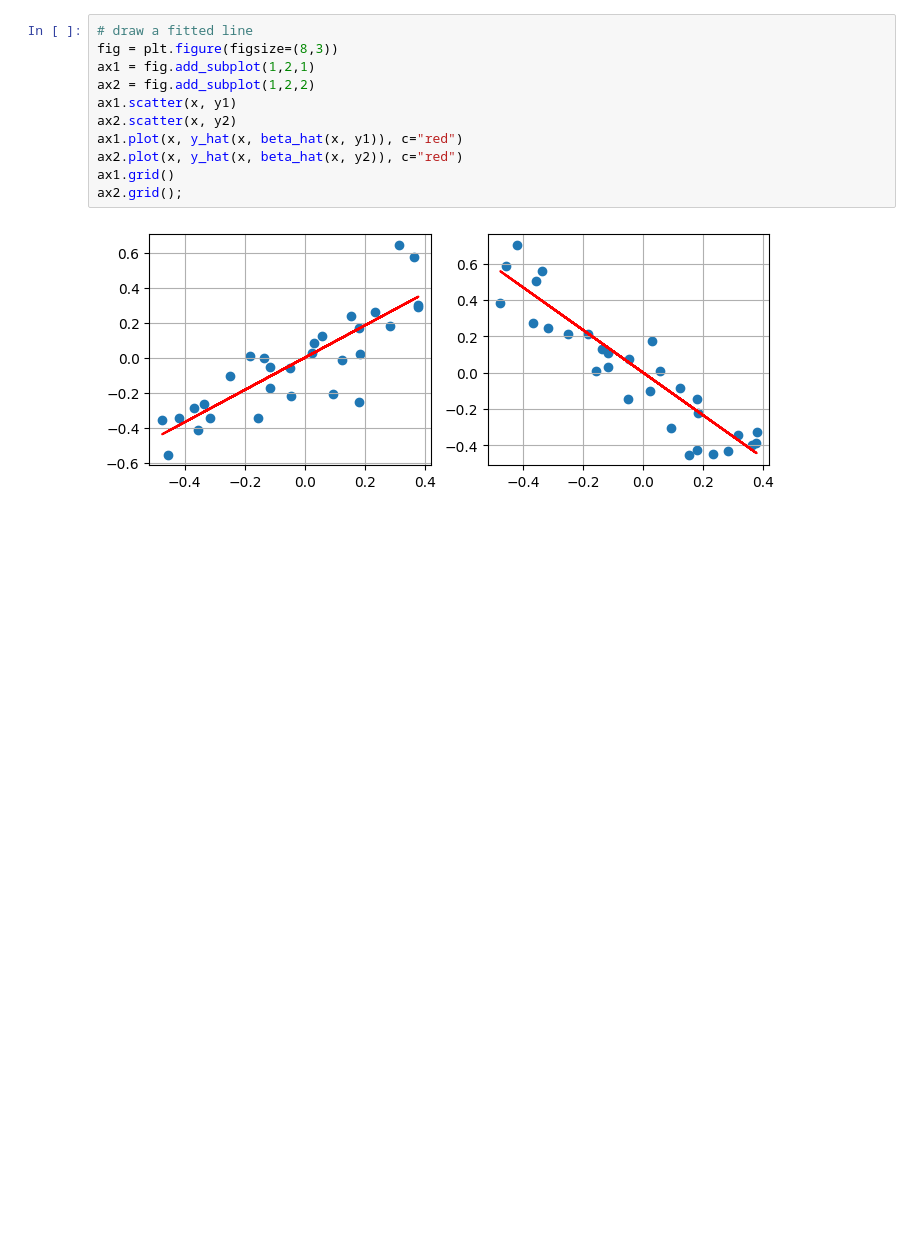
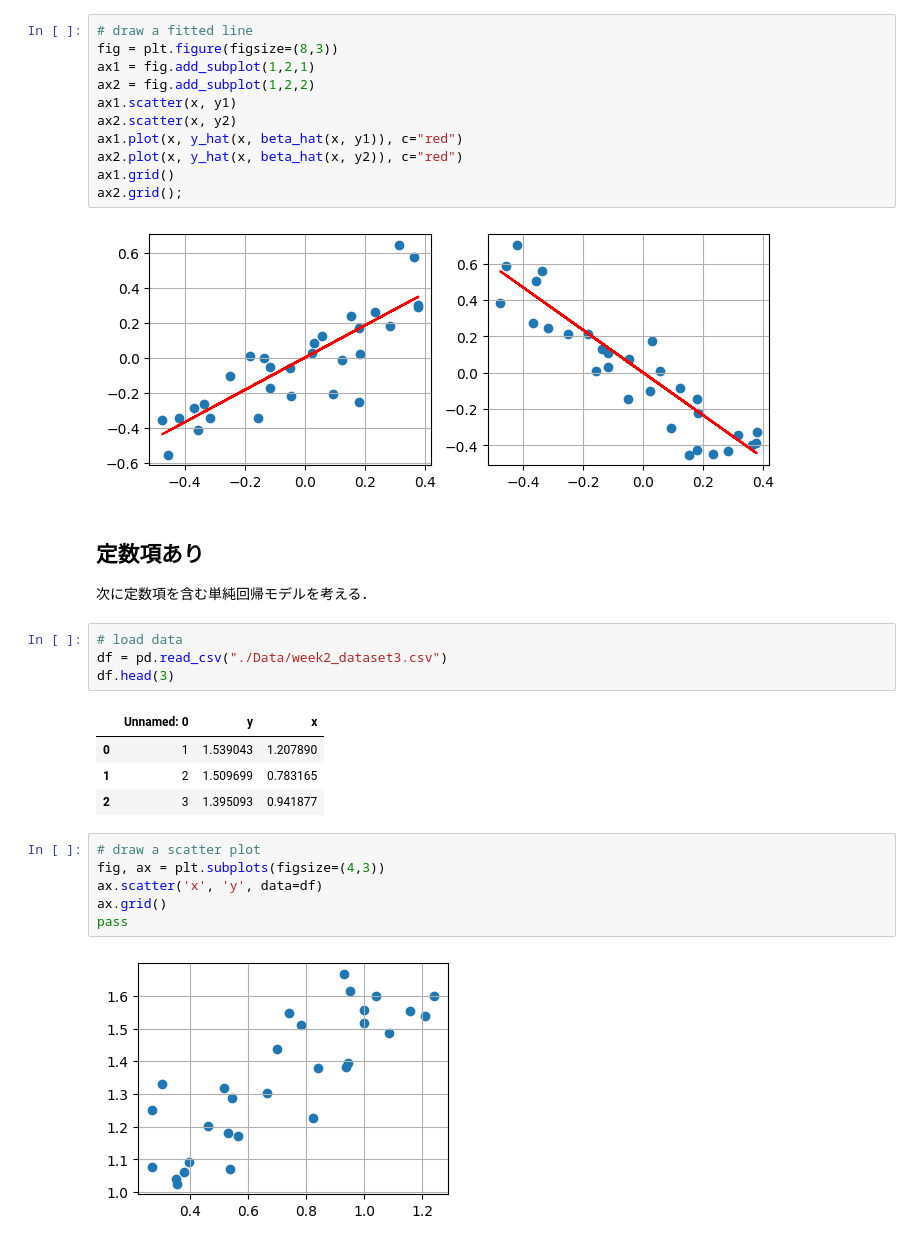
Before and after one commit to Nagayu71/Econometrics-B, a Jupyter notebook: week2_OLS_basics.ipynb, the cells around one changed output. Drawn from its saved outputs; the diff is of its cells as text; blank space fills up the shorter version.

```diff
--- a/week2_OLS_basics.ipynb
+++ b/week2_OLS_basics.ipynb
@@ -87,3 +89,23 @@ ax1.grid()
 ax2.grid();
 # %% [output]
 [figure]
+# %% [markdown]
+## 定数項あり
+次に定数項を含む単純回帰モデルを考える．
+# %%
+# load data
+df = pd.read_csv("./Data/week2_dataset3.csv")
+df.head(3)
+# %% [output]
+|  | Unnamed: 0 | y | x |
+| 0 | 1 | 1.539043 | 1.207890 |
+| 1 | 2 | 1.509699 | 0.783165 |
+| 2 | 3 | 1.395093 | 0.941877 |
+# %%
+# draw a scatter plot
+fig, ax = plt.subplots(figsize=(4,3))
+ax.scatter('x', 'y', data=df)
+ax.grid()
+pass
+# %% [output]
+[figure, added]
```
Also changed, not shown: parts of 10 cells of this notebook.
